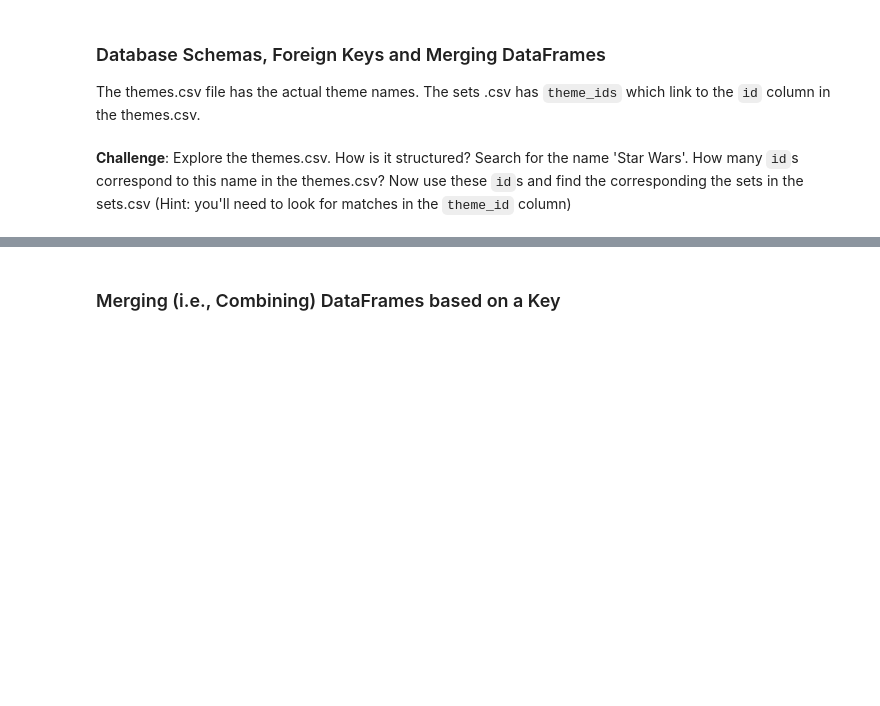
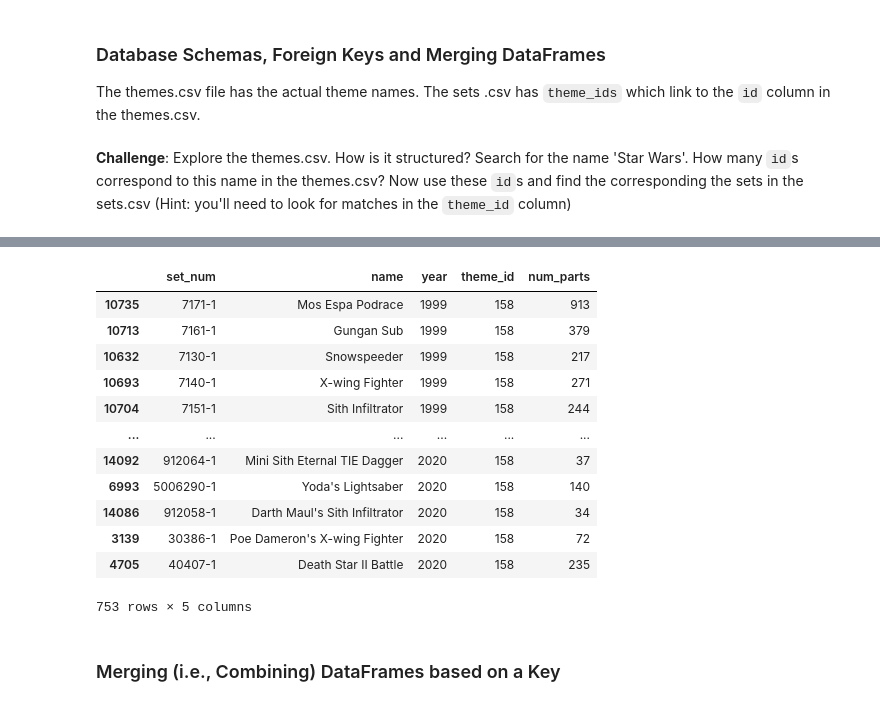
Before and after one commit to erfaw/elasti_py, a Jupyter notebook: Day074-erf/LEGO Notebook and Data (start)/Lego_Analysis_for_Course_(start).ipynb, the cells around one changed output, grey strips where cells are left out. Saved outputs shown, nothing was run; the diff lists cells and outputs as text; code cells hidden in the pictures; blank space fills up the shorter version.

```diff
--- a/Day074-erf/LEGO Notebook and Data (start)/Lego_Analysis_for_Course_(start).ipynb
+++ b/Day074-erf/LEGO Notebook and Data (start)/Lego_Analysis_for_Course_(start).ipynb
@@ -345,2 +365,18 @@ The themes.csv file has the actual theme names. The sets .csv has <code>theme_id
+# %%
+sets_df[sets_df['theme_id'] == 158].sort_values('year')
+# %% [output]
+|  | set_num | name | year | theme_id | num_parts |
+| 10735 | 7171-1 | Mos Espa Podrace | 1999 | 158 | 913 |
+| 10713 | 7161-1 | Gungan Sub | 1999 | 158 | 379 |
+| 10632 | 7130-1 | Snowspeeder | 1999 | 158 | 217 |
+| 10693 | 7140-1 | X-wing Fighter | 1999 | 158 | 271 |
+| 10704 | 7151-1 | Sith Infiltrator | 1999 | 158 | 244 |
+| ... | ... | ... | ... | ... | ... |
+| 14092 | 912064-1 | Mini Sith Eternal TIE Dagger | 2020 | 158 | 37 |
+| 6993 | 5006290-1 | Yoda's Lightsaber | 2020 | 158 | 140 |
+| 14086 | 912058-1 | Darth Maul's Sith Infiltrator | 2020 | 158 | 34 |
+| 3139 | 30386-1 | Poe Dameron's X-wing Fighter | 2020 | 158 | 72 |
+| 4705 | 40407-1 | Death Star II Battle | 2020 | 158 | 235 |
+753 rows × 5 columns
 # %% [markdown]
 ### Merging (i.e., Combining) DataFrames based on a Key
```
Also changed, not shown: parts of 8 cells of this notebook.
